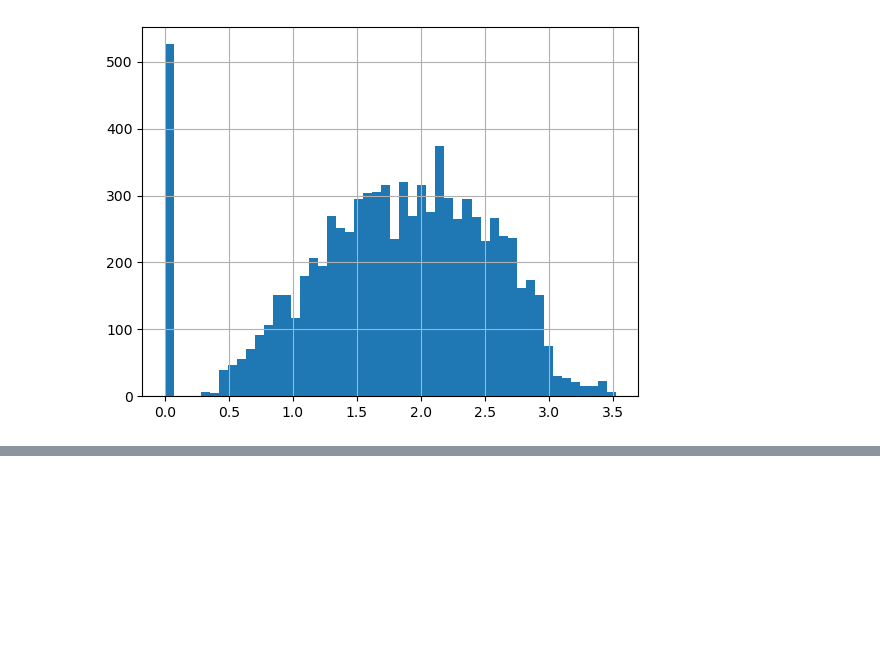
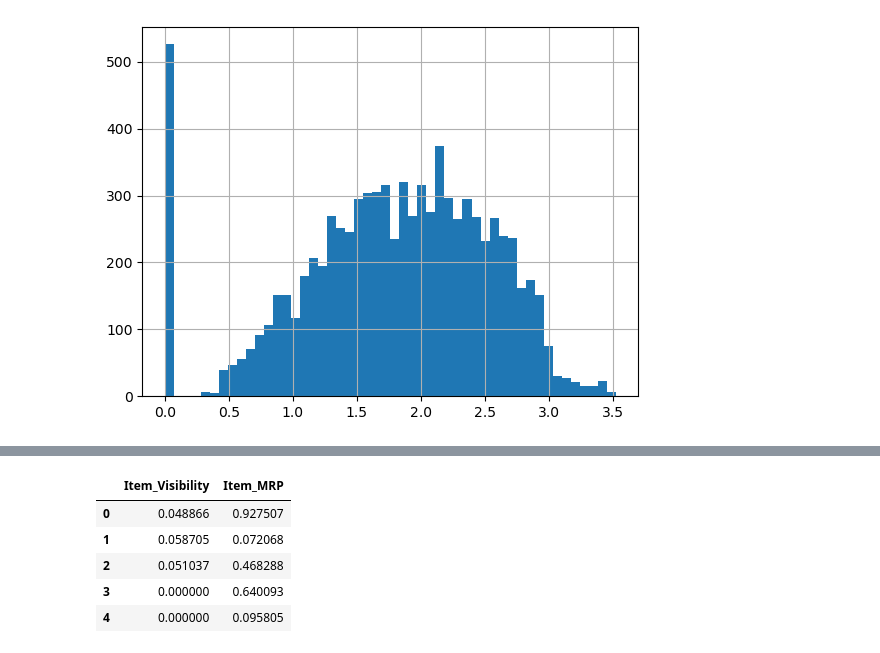
Before and after one commit to Malinda1/feature_engineering, a Jupyter notebook: feature_engineering.ipynb, the cells around one changed output, grey strips where cells are left out. Saved outputs shown, nothing was run; the diff lists cells and outputs as text; code cells hidden in the pictures; blank space fills up the shorter version.

```diff
--- a/feature_engineering.ipynb
+++ b/feature_engineering.ipynb
@@ -86,0 +132,17 @@ log_visibility.hist(bins = 50)
+# %%
+# Min Max Scaler
+
+from sklearn.preprocessing import MinMaxScaler
+
+scaler = MinMaxScaler()
+
+scaled_data = scaler.fit_transform(data1)
+scaled_data = pd.DataFrame(scaled_data, columns = ['Item_Visibility','Item_MRP'])
+scaled_data.head()
+# %% [output]
+|  | Item_Visibility | Item_MRP |
+| 0 | 0.048866 | 0.927507 |
+| 1 | 0.058705 | 0.072068 |
+| 2 | 0.051037 | 0.468288 |
+| 3 | 0.000000 | 0.640093 |
+| 4 | 0.000000 | 0.095805 |
```
Also changed, not shown: parts of 6 cells of this notebook.
